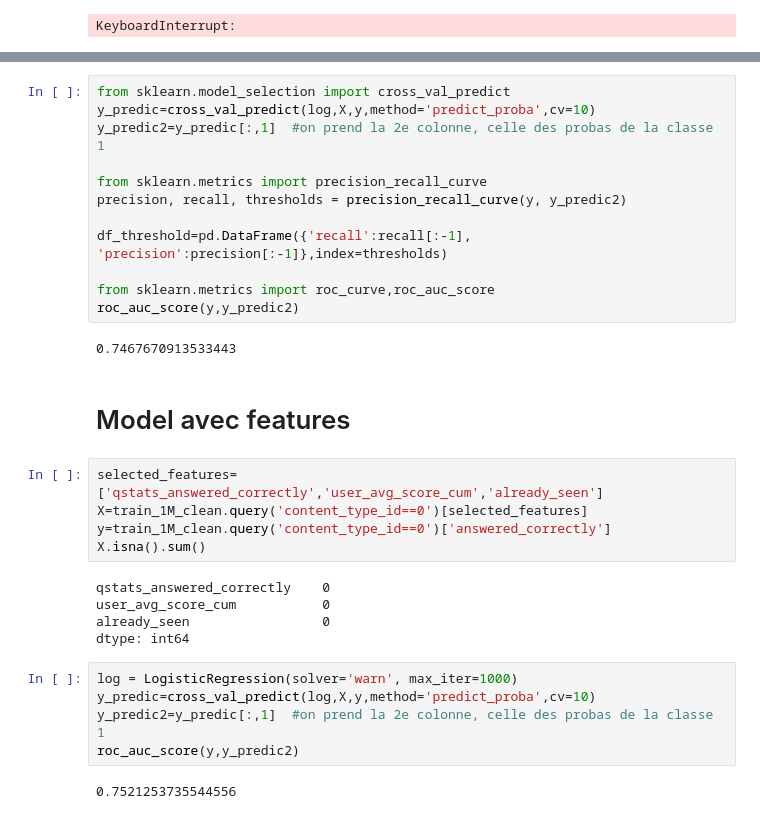
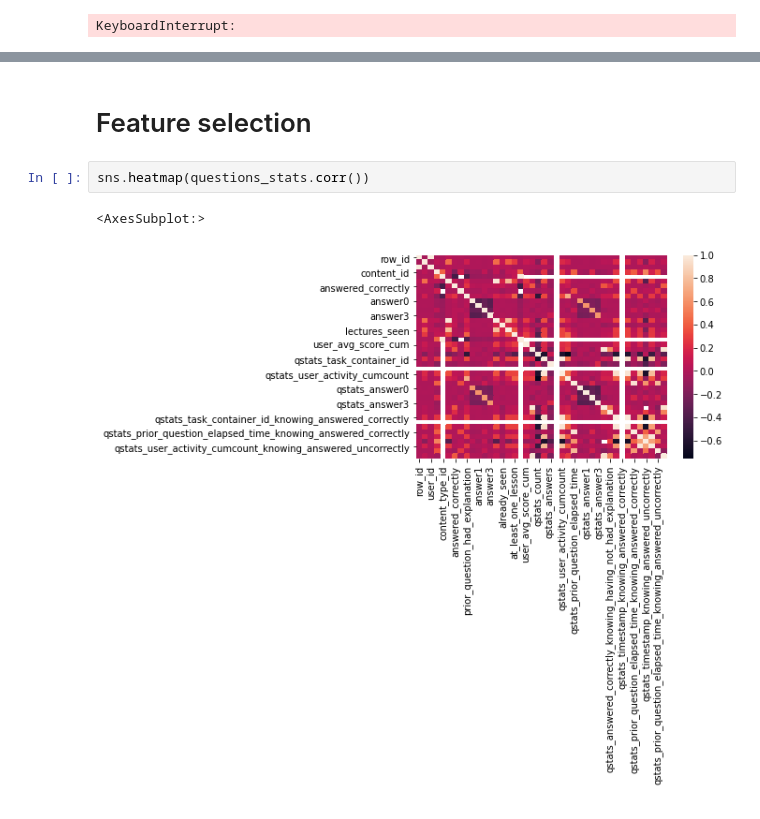
Before and after one commit to YohannD/riiid_final_project, a Jupyter notebook: notebooks/tm_Features_engineering.ipynb, the cells around one changed output, grey strips where cells are left out. Drawn from its saved outputs; the diff is of its cells as text.

```diff
--- a/notebooks/Features_engineering_thomas.ipynb
+++ b/notebooks/tm_Features_engineering.ipynb
@@ -1049,33 +1092,7 @@ accuracy
-# %%
-from sklearn.model_selection import cross_val_predict
-y_predic=cross_val_predict(log,X,y,method='predict_proba',cv=10)
-y_predic2=y_predic[:,1]  #on prend la 2e colonne, celle des probas de la classe 1
-
-from sklearn.metrics import precision_recall_curve
-precision, recall, thresholds = precision_recall_curve(y, y_predic2)
-
-df_threshold=pd.DataFrame({'recall':recall[:-1], 'precision':precision[:-1]},index=thresholds)
-
-from sklearn.metrics import roc_curve,roc_auc_score
-roc_auc_score(y,y_predic2)
-# %% [output]
-0.7467670913533443
-# %% [markdown]
-# Model avec features
-# %%
-selected_features=['qstats_answered_correctly','user_avg_score_cum','already_seen']
-X=train_1M_clean.query('content_type_id==0')[selected_features]
-y=train_1M_clean.query('content_type_id==0')['answered_correctly']
-X.isna().sum()
-# %% [output]
-qstats_answered_correctly    0
-user_avg_score_cum           0
-already_seen                 0
-dtype: int64
-# %%
-log = LogisticRegression(solver='warn', max_iter=1000)
-y_predic=cross_val_predict(log,X,y,method='predict_proba',cv=10)
-y_predic2=y_predic[:,1]  #on prend la 2e colonne, celle des probas de la classe 1
-roc_auc_score(y,y_predic2)
-# %% [output]
-0.7521253735544556
+# %% [markdown]
+# Feature selection
+# %%
+sns.heatmap(questions_stats.corr())
+# %% [output]
+<AxesSubplot:>
+[figure, added]
```
Also changed, not shown: parts of 19 cells of this notebook.
